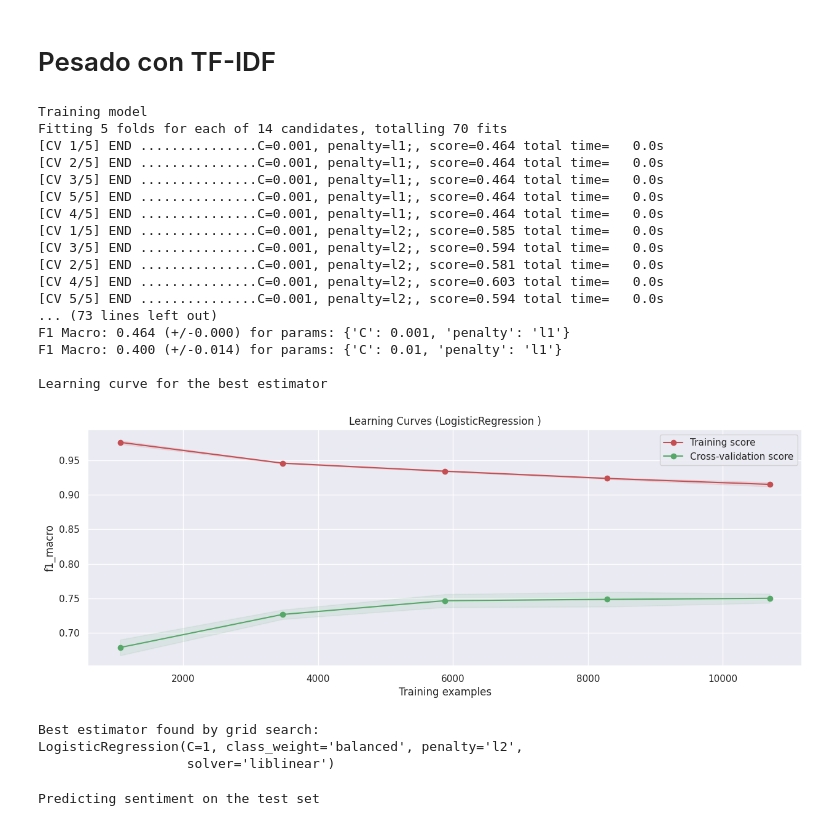
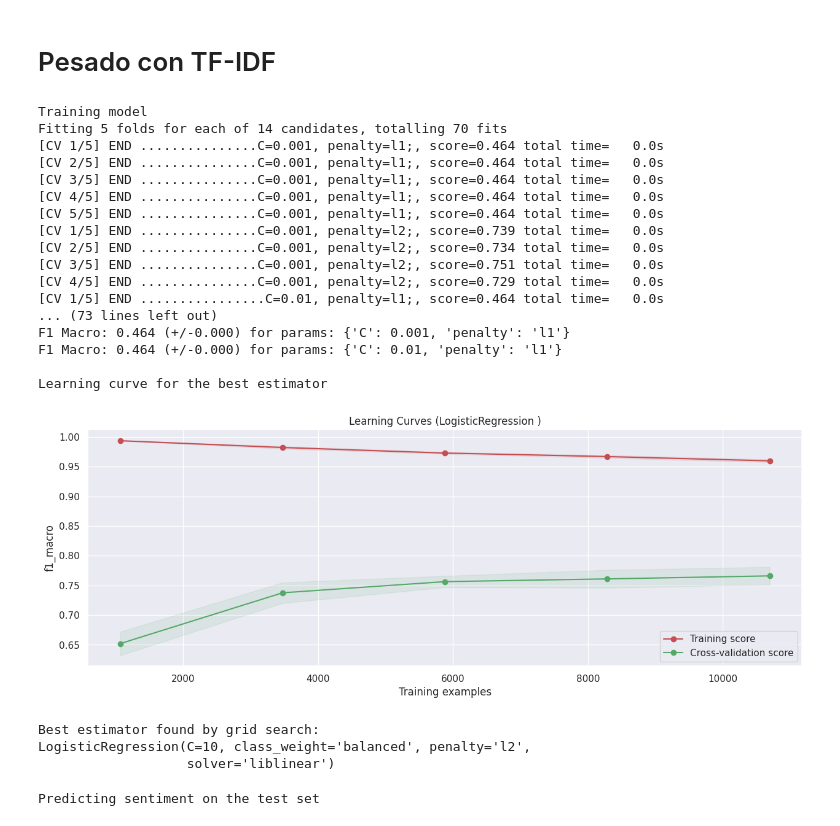
Before and after one commit to jeferal/nn_notebooks, a Jupyter notebook: final/intro_ml.ipynb, the cells around one changed output. Drawn from its saved outputs; the diff is of its cells as text; code cells hidden in the pictures.

```diff
--- a/final/intro_ml.ipynb
+++ b/final/intro_ml.ipynb
@@ -679,32 +679,32 @@ train_text_tfidf_features = tfidf.fit_transform(train_features)
 test_text_tfidf_features = tfidf.transform(test_features)
 # %%
 max_ent_grid= {'penalty': ['l1','l2'], 'C': [0.001,0.01,0.1,1,10,100,1000]}
-max_ent_tfidf_cls = train_and_evaluate_classifier(train_features, encoded_y_train, LogisticRegression(solver='liblinear', class_weight='balanced'), max_ent_grid)
+max_ent_tfidf_cls = train_and_evaluate_classifier(train_text_tfidf_features, encoded_y_train, LogisticRegression(solver='liblinear', class_weight='balanced'), max_ent_grid)
 # %% [output]
 Training model
 Fitting 5 folds for each of 14 candidates, totalling 70 fits
 [CV 1/5] END ...............C=0.001, penalty=l1;, score=0.464 total time=   0.0s
 [CV 2/5] END ...............C=0.001, penalty=l1;, score=0.464 total time=   0.0s
 [CV 3/5] END ...............C=0.001, penalty=l1;, score=0.464 total time=   0.0s
+[CV 4/5] END ...............C=0.001, penalty=l1;, score=0.464 total time=   0.0s
 [CV 5/5] END ...............C=0.001, penalty=l1;, score=0.464 total time=   0.0s
-[CV 4/5] END ...............C=0.001, penalty=l1;, score=0.464 total time=   0.0s
-[CV 1/5] END ...............C=0.001, penalty=l2;, score=0.585 total time=   0.0s
-[CV 3/5] END ...............C=0.001, penalty=l2;, score=0.594 total time=   0.0s
-[CV 2/5] END ...............C=0.001, penalty=l2;, score=0.581 total time=   0.0s
-[CV 4/5] END ...............C=0.001, penalty=l2;, score=0.603 total time=   0.0s
-[CV 5/5] END ...............C=0.001, penalty=l2;, score=0.594 total time=   0.0s
+[CV 1/5] END ...............C=0.001, penalty=l2;, score=0.739 total time=   0.0s
+[CV 2/5] END ...............C=0.001, penalty=l2;, score=0.734 total time=   0.0s
+[CV 3/5] END ...............C=0.001, penalty=l2;, score=0.751 total time=   0.0s
+[CV 4/5] END ...............C=0.001, penalty=l2;, score=0.729 total time=   0.0s
+[CV 1/5] END ................C=0.01, penalty=l1;, score=0.464 total time=   0.0s
 ... (73 lines left out)
 F1 Macro: 0.464 (+/-0.000) for params: {'C': 0.001, 'penalty': 'l1'}
-F1 Macro: 0.400 (+/-0.014) for params: {'C': 0.01, 'penalty': 'l1'}
+F1 Macro: 0.464 (+/-0.000) for params: {'C': 0.01, 'penalty': 'l1'}
 
 Learning curve for the best estimator
-[figure, old version]
+[figure, new version]
 # %%
 print("Best estimator found by grid search:")
 print(max_ent_tfidf_cls.best_estimator_)
 # %% [output]
 Best estimator found by grid search:
-LogisticRegression(C=1, class_weight='balanced', penalty='l2',
+LogisticRegression(C=10, class_weight='balanced', penalty='l2',
                    solver='liblinear')
 # %%
 print("Predicting sentiment on the test set")
```
Also changed, not shown: parts of 17 cells of this notebook, 1 other file.
